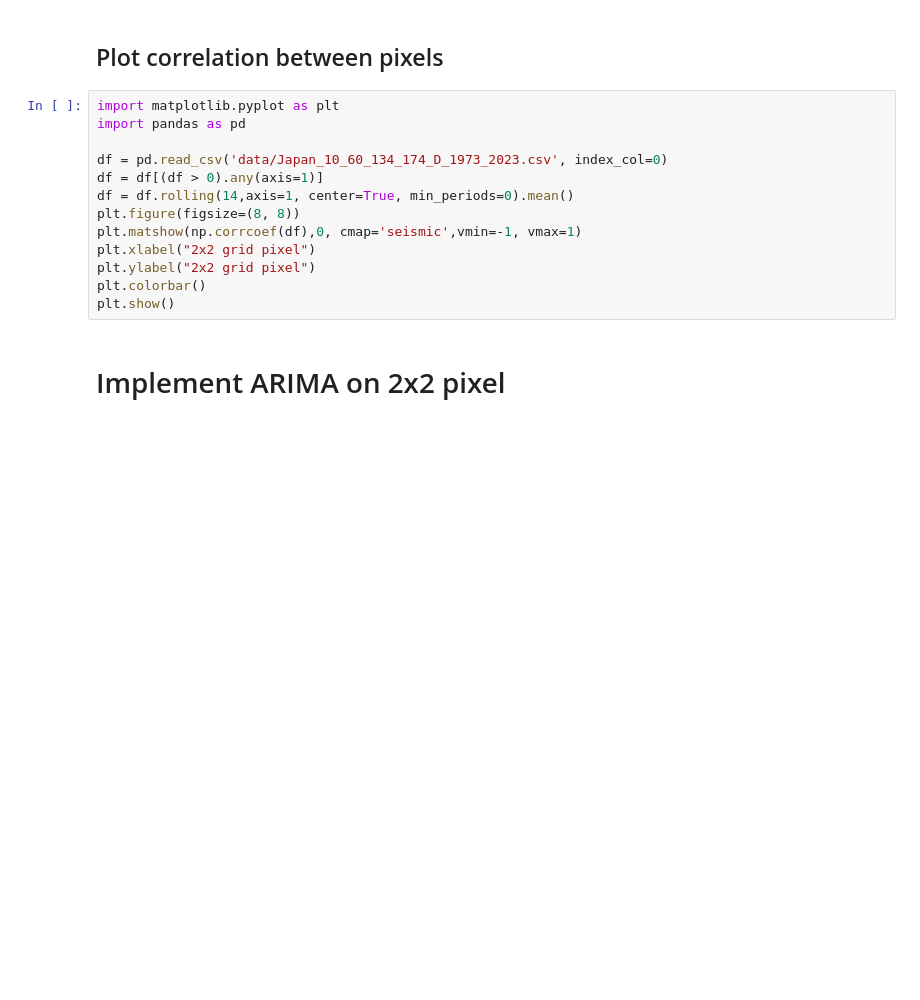
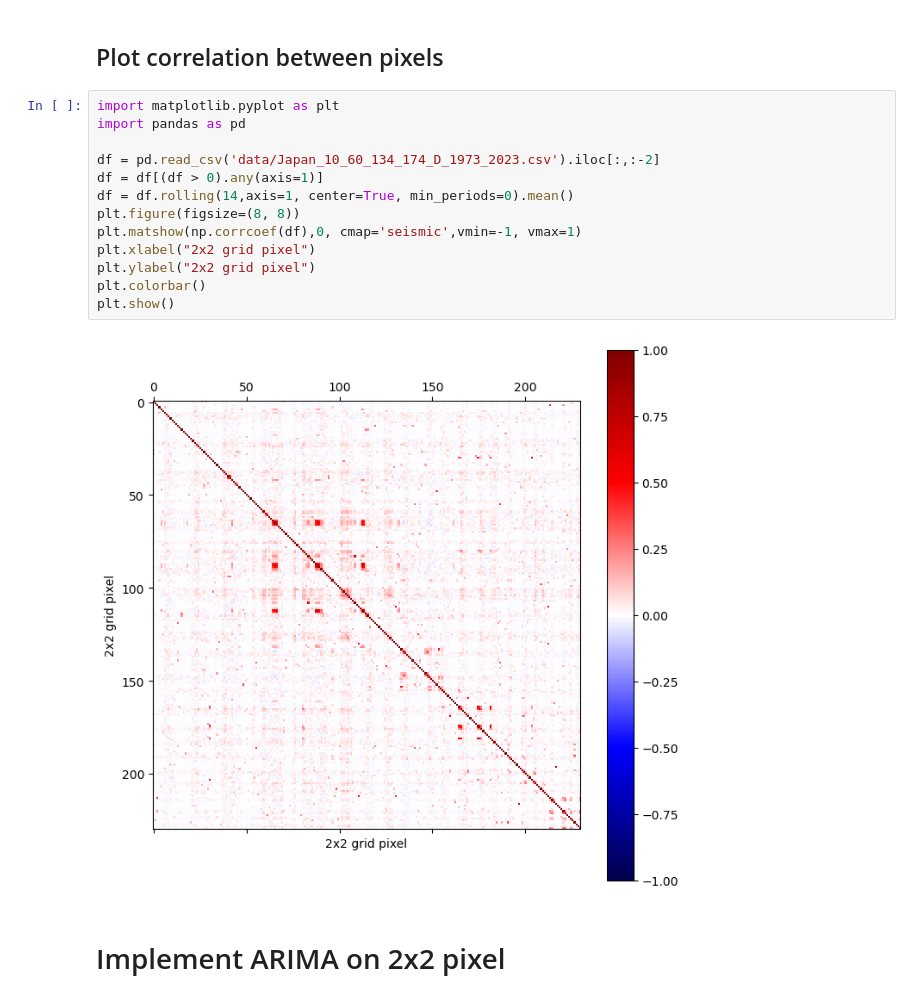
Before and after one commit to TheTrueSquirrel/thesis_spring_2023, a Jupyter notebook: sketch3.ipynb, the cells around one changed output. Saved outputs shown, nothing was run; the diff lists cells and outputs as text; blank space fills up the shorter version.

```diff
--- a/sketch3.ipynb
+++ b/sketch3.ipynb
@@ -299,16 +384,18 @@ sns.jointplot(
 # %%
 import matplotlib.pyplot as plt
 import pandas as pd
 
-df = pd.read_csv('data/Japan_10_60_134_174_D_1973_2023.csv', index_col=0)
+df = pd.read_csv('data/Japan_10_60_134_174_D_1973_2023.csv').iloc[:,:-2]
 df = df[(df > 0).any(axis=1)]
 df = df.rolling(14,axis=1, center=True, min_periods=0).mean()
 plt.figure(figsize=(8, 8))
 plt.matshow(np.corrcoef(df),0, cmap='seismic',vmin=-1, vmax=1)
 plt.xlabel("2x2 grid pixel")
 plt.ylabel("2x2 grid pixel")
 plt.colorbar()
 plt.show()
+# %% [output]
+[figure, added]
 # %% [markdown]
 # Implement ARIMA on 2x2 pixel
 # %%
```
Also changed, not shown: parts of 5 cells of this notebook, 1 other file.
